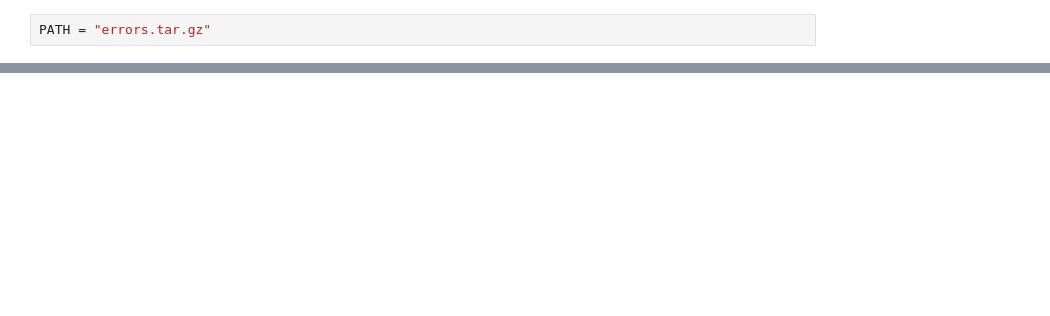
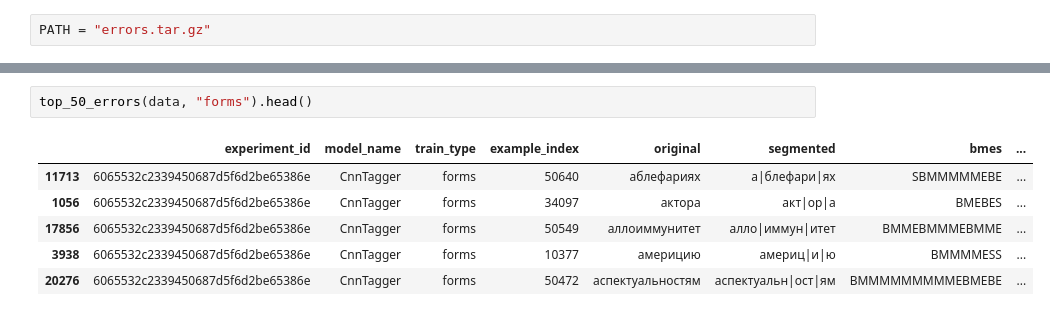
Before and after one commit to slowwavesleep/NeuralMorphemeSegmenter, a Jupyter notebook: error_analysis/error_analysis.ipynb, the cells around one changed output, grey strips where cells are left out. Saved outputs shown, nothing was run; the diff lists cells and outputs as text; blank space fills up the shorter version.

```diff
--- a/error_analysis/error_analysis.ipynb
+++ b/error_analysis/error_analysis.ipynb
@@ -22,0 +101,9 @@ def common_errors(data: pd.DataFrame, train_type: str, n: int, ascending: bool)
+# %%
+top_50_errors(data, "forms").head()
+# %% [output]
+|  | experiment_id | model_name | train_type | example_index | original | segmented | bmes | ... |
+| 11713 | 6065532c2339450687d5f6d2be65386e | CnnTagger | forms | 50640 | аблефариях | а|блефари|ях | SBMMMMMEBE | ... |
+| 1056 | 6065532c2339450687d5f6d2be65386e | CnnTagger | forms | 34097 | актора | акт|ор|а | BMEBES | ... |
+| 17856 | 6065532c2339450687d5f6d2be65386e | CnnTagger | forms | 50549 | аллоиммунитет | алло|иммун|итет | BMMEBMMMEBMME | ... |
+| 3938 | 6065532c2339450687d5f6d2be65386e | CnnTagger | forms | 10377 | америцию | америц|и|ю | BMMMMESS | ... |
+| 20276 | 6065532c2339450687d5f6d2be65386e | CnnTagger | forms | 50472 | аспектуальностям | аспектуальн|ост|ям | BMMMMMMMMMEBMEBE | ... |
```
Also changed, not shown: parts of 15 cells of this notebook, 1 other file.
